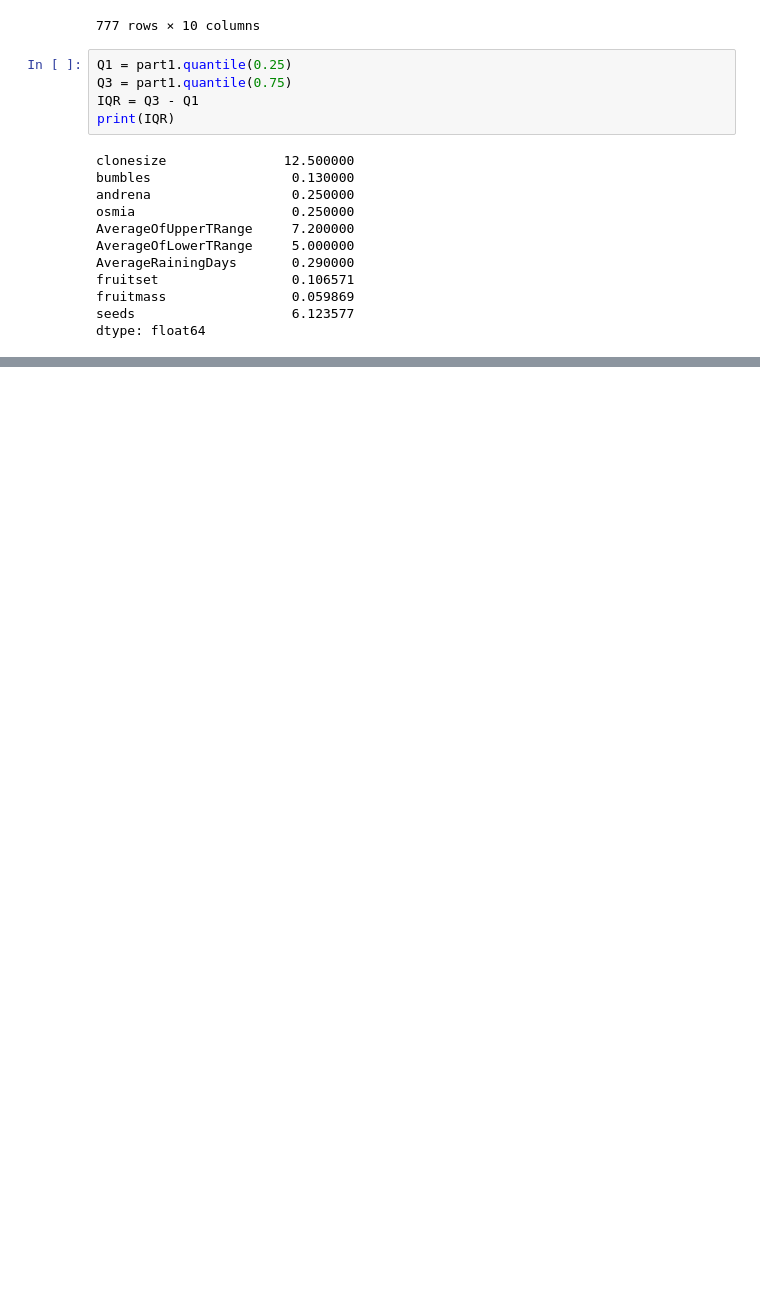
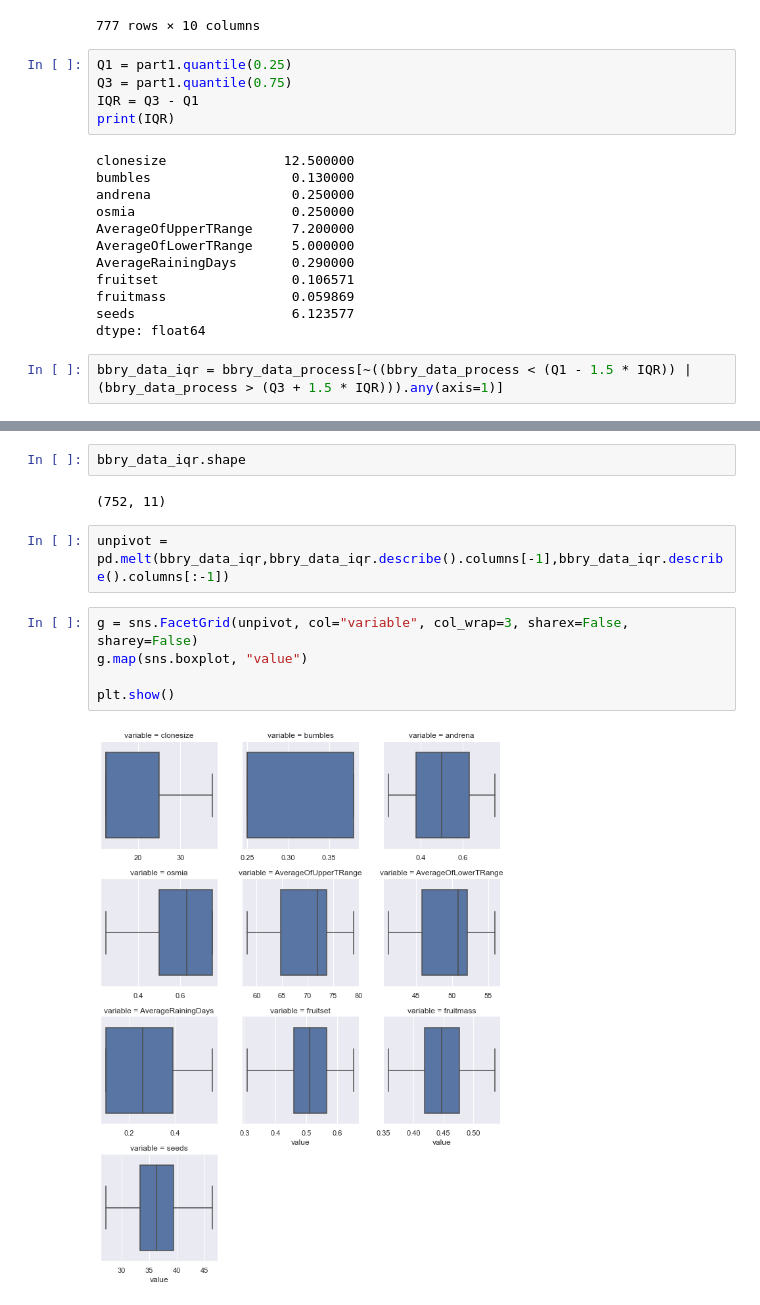
Before and after one commit to vedanthv/wild-blueberry-pollination-simulation-prediction, a Jupyter notebook: WildBlueBerryYieldPred.ipynb, the cells around one changed output, grey strips where cells are left out. Drawn from its saved outputs; the diff is of its cells as text; blank space fills up the shorter version.

Commit message:
chore : iqr stat boxplot analysis

```diff
--- a/WildBlueBerryYieldPred.ipynb
+++ b/WildBlueBerryYieldPred.ipynb
@@ -346,3 +346,5 @@ fruitset                 0.106571
 fruitmass                0.059869
 seeds                    6.123577
 dtype: float64
+# %%
+bbry_data_iqr = bbry_data_process[~((bbry_data_process < (Q1 - 1.5 * IQR)) | (bbry_data_process > (Q3 + 1.5 * IQR))).any(axis=1)]
@@ -348,0 +367,13 @@ dtype: float64
+# %%
+bbry_data_iqr.shape
+# %% [output]
+(752, 11)
+# %%
+unpivot = pd.melt(bbry_data_iqr,bbry_data_iqr.describe().columns[-1],bbry_data_iqr.describe().columns[:-1])
+# %%
+g = sns.FacetGrid(unpivot, col="variable", col_wrap=3, sharex=False, sharey=False)
+g.map(sns.boxplot, "value")
+
+plt.show()
+# %% [output]
+[figure, added]
```
Also changed, not shown: parts of 1 cell of this notebook.
